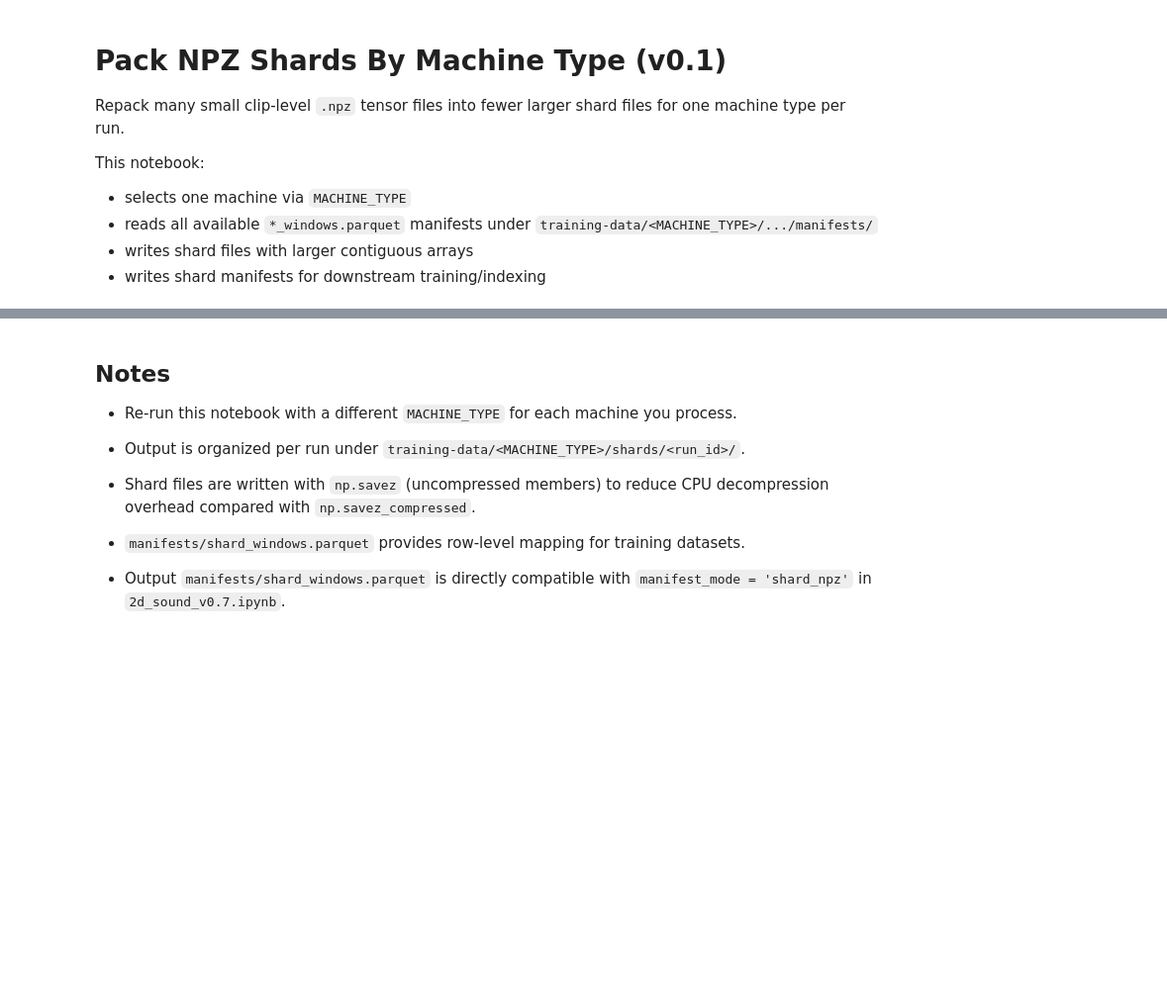
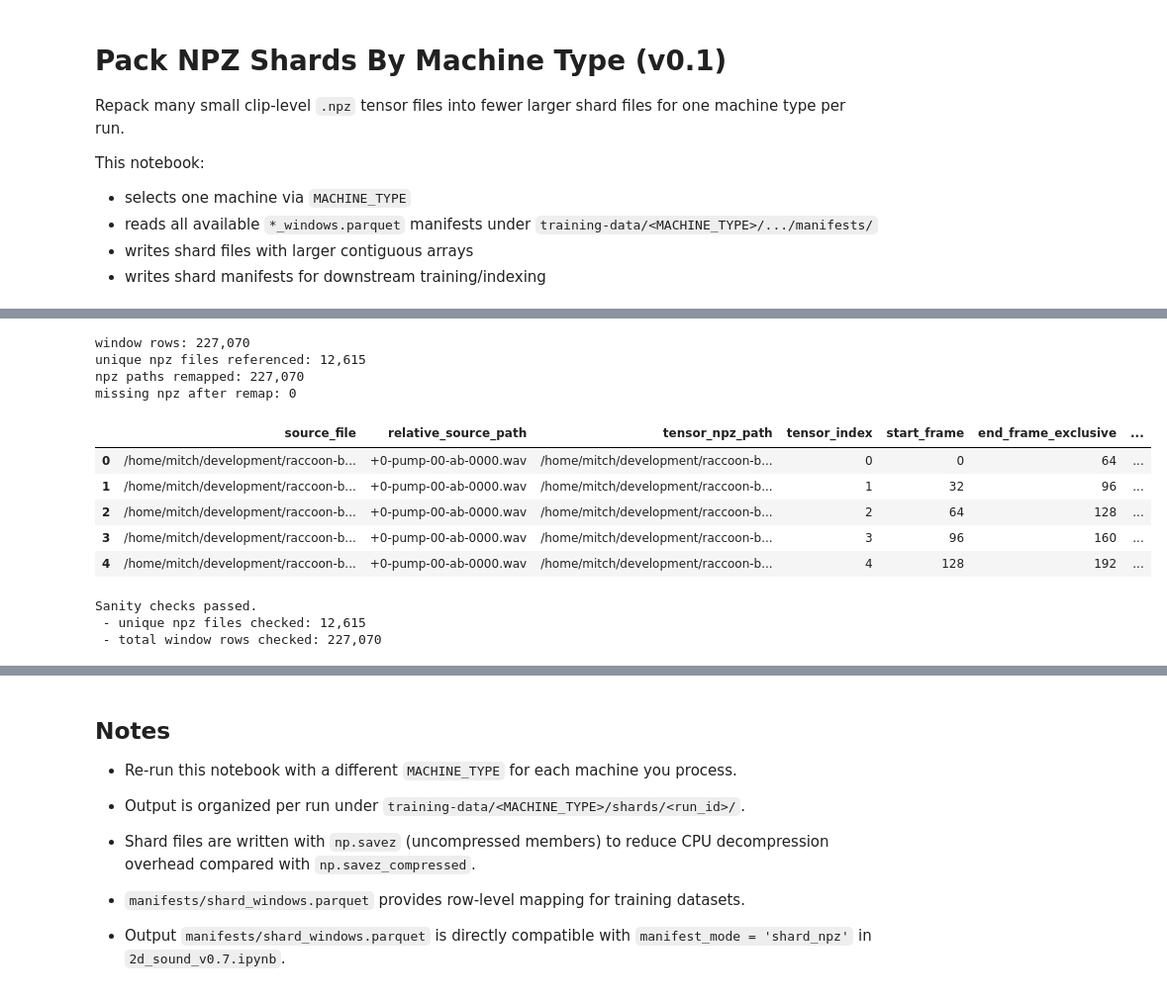
Before and after one commit to MitchellQuinn/industrial-sound-anomaly-detection, a Jupyter notebook: utilities/pack_npz_shards_by_machine_type_v0.1.ipynb, the cells around one changed output, grey strips where cells are left out. Shown at 99% size. Cells and saved outputs as stored; diff of their text form; code cells hidden in the pictures; blank space fills up the shorter version.

Commit message:
Added new training export notebook Added new training notebook to run shard based training

```diff
--- a/utilities/pack_npz_shards_by_machine_type_v0.1.ipynb
+++ b/utilities/pack_npz_shards_by_machine_type_v0.1.ipynb
@@ -74,35 +92,94 @@ def _read_parquet_many(paths: list[Path]) -> pd.DataFrame:
         df = pd.read_parquet(p)
         if len(df) == 0:
             continue
         df = df.copy()
         df['_manifest_path'] = str(p)
         frames.append(df)
     if not frames:
         return pd.DataFrame()
     return pd.concat(frames, ignore_index=True)
 
+
+def _resolve_tensor_npz_path(path_value) -> Path:
+    raw = Path(str(path_value)).expanduser()
+    candidates: list[Path] = []
+
+    if raw.is_absolute():
+        candidates.append(raw)
+        try:
+            rel_from_training_data = raw.relative_to(TRAINING_DATA_ROOT)
+            # Handles legacy absolute paths missing the MACHINE_TYPE segment, e.g.
+            # training-data/+0db-pump-normal/... -> training-data/pump/+0db-pump-normal/...
+            candidates.append(TRAINING_DATA_ROOT / MACHINE_TYPE / rel_from_training_data)
+        except ValueError:
+            pass
+    else:
+        candidates.extend(
+            [
+                REPO_ROOT / raw,
+                TRAINING_DATA_ROOT / raw,
+                TRAINING_DATA_ROOT / MACHINE_TYPE / raw,
+                machine_root / raw,
+                machine_root / 'tensors' / raw,
+            ]
+        )
+
+    deduped: list[Path] = []
+    seen = set()
+    for cand in candidates:
+        resolved = cand.resolve()
+        key = str(resolved)
+        if key not in seen:
+            seen.add(key)
+            deduped.append(resolved)
+
+    for cand in deduped:
+        if cand.exists():
+            return cand
+
+    return deduped[0] if deduped else raw.resolve()
+
+
 windows_df = _read_parquet_many(windows_manifest_paths)
 files_df = _read_parquet_many(files_manifest_paths)
 
 if windows_df.empty:
     raise RuntimeError('Combined windows manifest is empty.')
 
 required_window_cols = {'tensor_npz_path', 'tensor_index'}
 missing_window_cols = sorted(required_window_cols - set(windows_df.columns))
 if missing_window_cols:
     raise ValueError(f'windows manifest missing required columns: {missing_window_cols}')
 
-windows_df['tensor_npz_path'] = windows_df['tensor_npz_path'].map(lambda x: str(Path(str(x)).expanduser().resolve()))
+windows_df['tensor_npz_path_raw'] = windows_df['tensor_npz_path'].astype(str)
+windows_df['tensor_npz_path'] = windows_df['tensor_npz_path'].map(lambda x: str(_resolve_tensor_npz_path(x)))
 windows_df['tensor_index'] = windows_df['tensor_index'].astype('int64')
 
 windows_df = windows_df.sort_values(['tensor_npz_path', 'tensor_index']).reset_index(drop=True)
 
 if not files_df.empty and 'tensor_npz_path' in files_df.columns:
-    files_df['tensor_npz_path'] = files_df['tensor_npz_path'].map(lambda x: str(Path(str(x)).expanduser().resolve()))
+    files_df['tensor_npz_path_raw'] = files_df['tensor_npz_path'].astype(str)
+    files_df['tensor_npz_path'] = files_df['tensor_npz_path'].map(lambda x: str(_resolve_tensor_npz_path(x)))
+
+remapped_count = int((windows_df['tensor_npz_path_raw'] != windows_df['tensor_npz_path']).sum())
+missing_after_remap = int((~windows_df['tensor_npz_path'].map(lambda p: Path(p).exists())).sum())
 
 print(f'window rows: {len(windows_df):,}')
 print(f'unique npz files referenced: {windows_df["tensor_npz_path"].nunique():,}')
+print(f'npz paths remapped: {remapped_count:,}')
+print(f'missing npz after remap: {missing_after_remap:,}')
 display(windows_df.head(5))
+# %% [output]
+window rows: 227,070
+unique npz files referenced: 12,615
+npz paths remapped: 227,070
+missing npz after remap: 0
+|  | source_file | relative_source_path | tensor_npz_path | tensor_index | start_frame | end_frame_exclusive | ... |
+| 0 | /home/mitch/development/raccoon-b... | +0-pump-00-ab-0000.wav | /home/mitch/development/raccoon-b... | 0 | 0 | 64 | ... |
+| 1 | /home/mitch/development/raccoon-b... | +0-pump-00-ab-0000.wav | /home/mitch/development/raccoon-b... | 1 | 32 | 96 | ... |
+| 2 | /home/mitch/development/raccoon-b... | +0-pump-00-ab-0000.wav | /home/mitch/development/raccoon-b... | 2 | 64 | 128 | ... |
+| 3 | /home/mitch/development/raccoon-b... | +0-pump-00-ab-0000.wav | /home/mitch/development/raccoon-b... | 3 | 96 | 160 | ... |
+| 4 | /home/mitch/development/raccoon-b... | +0-pump-00-ab-0000.wav | /home/mitch/development/raccoon-b... | 4 | 128 | 192 | ... |
 # %%
 if RUN_SANITY_CHECK:
     duplicate_rows = int(windows_df.duplicated(subset=['tensor_npz_path', 'tensor_index']).sum())
@@ -168,6 +245,10 @@ if RUN_SANITY_CHECK:
     print(f' - total window rows checked: {len(windows_df):,}')
 else:
     print('Sanity checks skipped (RUN_SANITY_CHECK=False).')
+# %% [output]
+Sanity checks passed.
+ - unique npz files checked: 12,615
+ - total window rows checked: 227,070
 # %%
 run_id = f"{datetime.now(timezone.utc).strftime('%Y%m%d_%H%M%S')}_{MACHINE_TYPE}_npz_shards_v0.1"
 run_root = OUTPUT_ROOT / run_id
```
Also changed, not shown: parts of 3 cells of this notebook, 18 other files.
